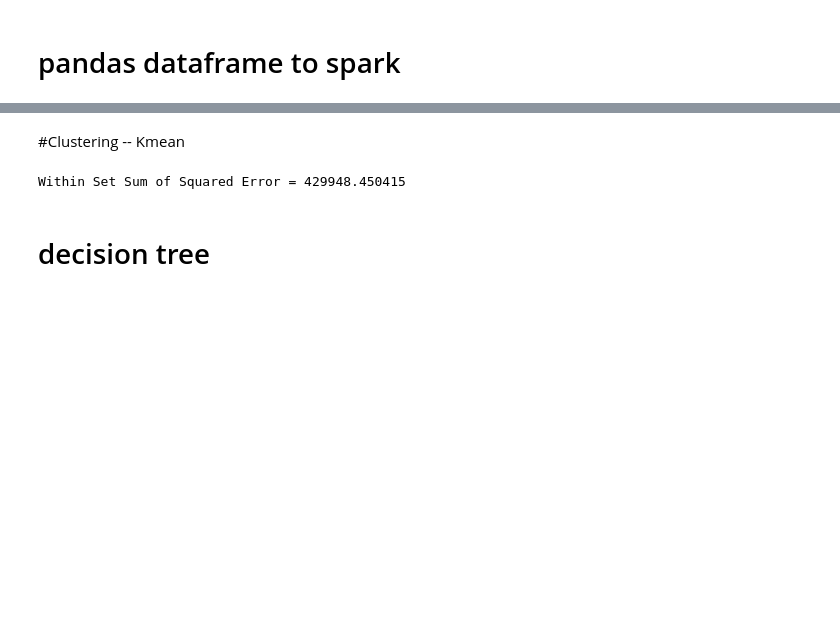
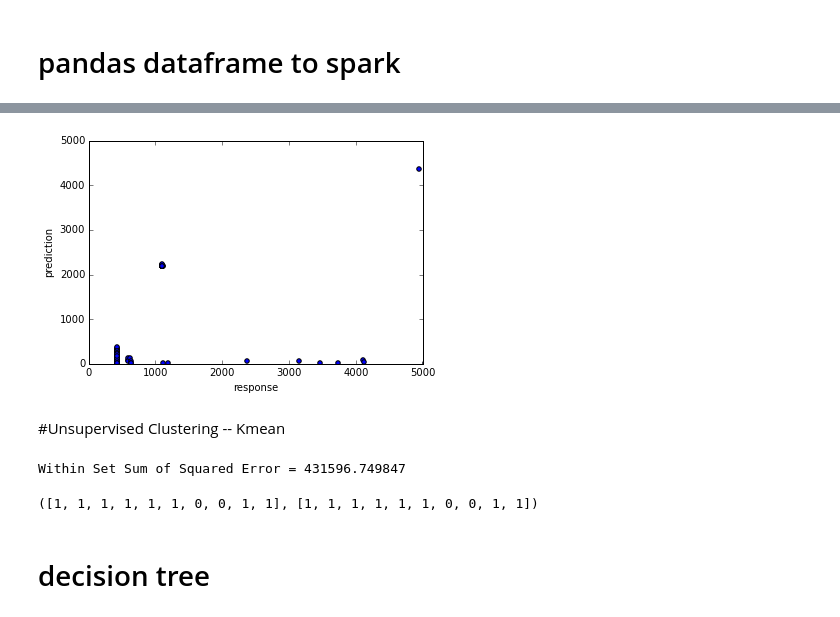
Before and after one commit to wangwf/Codes, a Jupyter notebook: spark/spark-ex.ipynb, the cells around one changed output, grey strips where cells are left out. Cells and saved outputs as stored; diff of their text form; code cells hidden in the pictures; blank space fills up the shorter version.

```diff
--- a/spark/spark-ex.ipynb
+++ b/spark/spark-ex.ipynb
@@ -361,5 +322,17 @@ plt.scatter(*zip(*labelsAndPredictions.collect()))
+# %%
+plt.xlabel("response")
+plt.ylabel("prediction")
+
+fig = plt.subplot(111)
+fig.scatter(*zip(*valuesAndPreds.collect()))  #plot(target, prediction, 'bs', target,target, 'r--')
+xlim=5000
+fig.set_xlim([0,xlim])
+fig.set_ylim([0,xlim])
+plt.show()
+# %% [output]
+[figure, added]
 # %% [markdown]
-#Clustering -- Kmean
+#Unsupervised Clustering -- Kmean
 # %%
 from pyspark.mllib.clustering import KMeans
 data = sc.textFile("test.csv")
@@ -377,5 +350,12 @@ def error(point):
 
 WSSSE = parsedData.map(lambda point: error(point)).reduce(lambda x, y: x + y)
 print("Within Set Sum of Squared Error = " + str(WSSSE))
+
+prediction = parsedData.map(lambda point: clusters.predict(point))
 # %% [output]
-Within Set Sum of Squared Error = 429948.450415
+Within Set Sum of Squared Error = 431596.749847
+# %%
+#[clusters.predict(p) for p in parsedData.take(10)],
+prediction.take(10)
+# %% [output]
+([1, 1, 1, 1, 1, 1, 0, 0, 1, 1], [1, 1, 1, 1, 1, 1, 0, 0, 1, 1])
```
Also changed, not shown: parts of 72 cells of this notebook, 4 other files.
